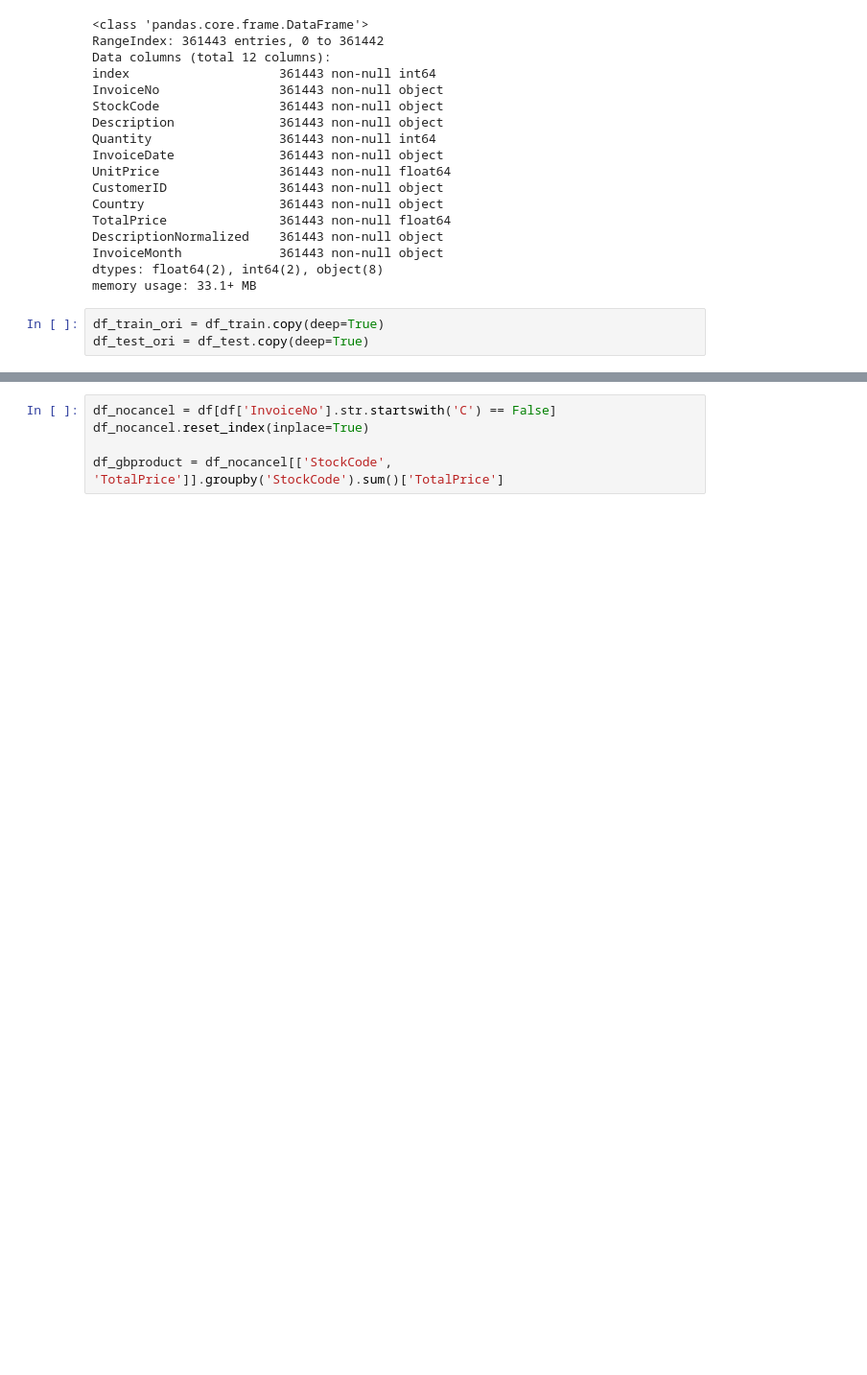
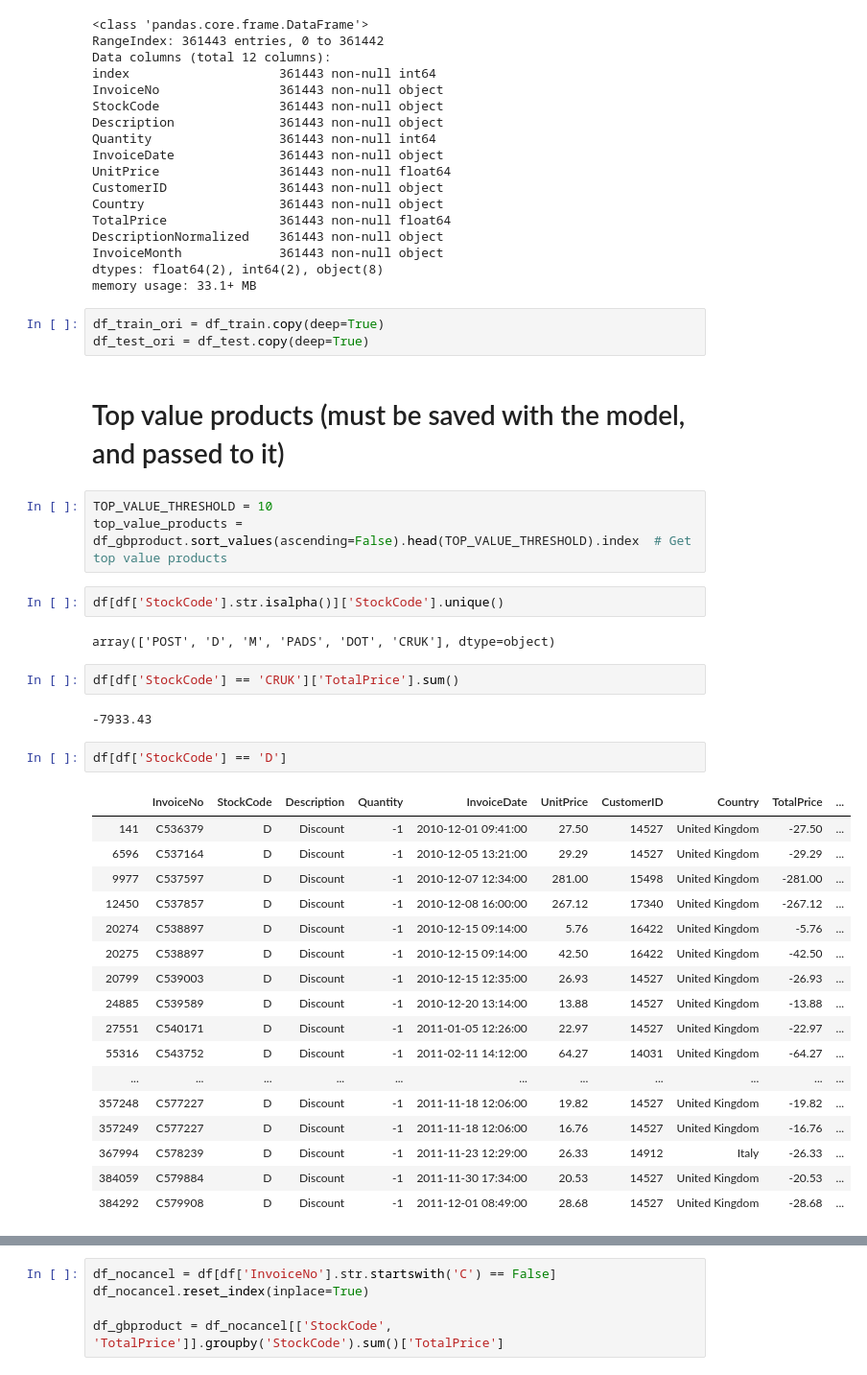
Before and after one commit to Severac/openclassrooms, a Jupyter notebook: PJ5/PJ5_modelisation.ipynb, the cells around one changed output, grey strips where cells are left out. Shown at 96% size. Drawn from its saved outputs; the diff is of its cells as text; blank space fills up the shorter version.

Commit message:
PJ5 poursuite modelisation. Suppression codes produits alphanumeriques

```diff
--- a/PJ5/PJ5_modelisation.ipynb
+++ b/PJ5/PJ5_modelisation.ipynb
@@ -146,3 +146,36 @@ memory usage: 33.1+ MB
 # %%
 df_train_ori = df_train.copy(deep=True)
 df_test_ori = df_test.copy(deep=True)
+# %% [markdown]
+# Top value products (must be saved with the model, and passed to it)
+# %%
+TOP_VALUE_THRESHOLD = 10
+top_value_products = df_gbproduct.sort_values(ascending=False).head(TOP_VALUE_THRESHOLD).index  # Get top value products
+# %%
+df[df['StockCode'].str.isalpha()]['StockCode'].unique()
+# %% [output]
+array(['POST', 'D', 'M', 'PADS', 'DOT', 'CRUK'], dtype=object)
+# %%
+df[df['StockCode'] == 'CRUK']['TotalPrice'].sum()
+# %% [output]
+-7933.43
+# %%
+df[df['StockCode'] == 'D']
+# %% [output]
+|  | InvoiceNo | StockCode | Description | Quantity | InvoiceDate | UnitPrice | CustomerID | Country | TotalPrice | ... |
+| 141 | C536379 | D | Discount | -1 | 2010-12-01 09:41:00 | 27.50 | 14527 | United Kingdom | -27.50 | ... |
+| 6596 | C537164 | D | Discount | -1 | 2010-12-05 13:21:00 | 29.29 | 14527 | United Kingdom | -29.29 | ... |
+| 9977 | C537597 | D | Discount | -1 | 2010-12-07 12:34:00 | 281.00 | 15498 | United Kingdom | -281.00 | ... |
+| 12450 | C537857 | D | Discount | -1 | 2010-12-08 16:00:00 | 267.12 | 17340 | United Kingdom | -267.12 | ... |
+| 20274 | C538897 | D | Discount | -1 | 2010-12-15 09:14:00 | 5.76 | 16422 | United Kingdom | -5.76 | ... |
+| 20275 | C538897 | D | Discount | -1 | 2010-12-15 09:14:00 | 42.50 | 16422 | United Kingdom | -42.50 | ... |
+| 20799 | C539003 | D | Discount | -1 | 2010-12-15 12:35:00 | 26.93 | 14527 | United Kingdom | -26.93 | ... |
+| 24885 | C539589 | D | Discount | -1 | 2010-12-20 13:14:00 | 13.88 | 14527 | United Kingdom | -13.88 | ... |
+| 27551 | C540171 | D | Discount | -1 | 2011-01-05 12:26:00 | 22.97 | 14527 | United Kingdom | -22.97 | ... |
+| 55316 | C543752 | D | Discount | -1 | 2011-02-11 14:12:00 | 64.27 | 14031 | United Kingdom | -64.27 | ... |
+| ... | ... | ... | ... | ... | ... | ... | ... | ... | ... | ... |
+| 357248 | C577227 | D | Discount | -1 | 2011-11-18 12:06:00 | 19.82 | 14527 | United Kingdom | -19.82 | ... |
+| 357249 | C577227 | D | Discount | -1 | 2011-11-18 12:06:00 | 16.76 | 14527 | United Kingdom | -16.76 | ... |
+| 367994 | C578239 | D | Discount | -1 | 2011-11-23 12:29:00 | 26.33 | 14912 | Italy | -26.33 | ... |
+| 384059 | C579884 | D | Discount | -1 | 2011-11-30 17:34:00 | 20.53 | 14527 | United Kingdom | -20.53 | ... |
+| 384292 | C579908 | D | Discount | -1 | 2011-12-01 08:49:00 | 28.68 | 14527 | United Kingdom | -28.68 | ... |
```
Also changed, not shown: parts of 53 cells of this notebook, 8 other files.
